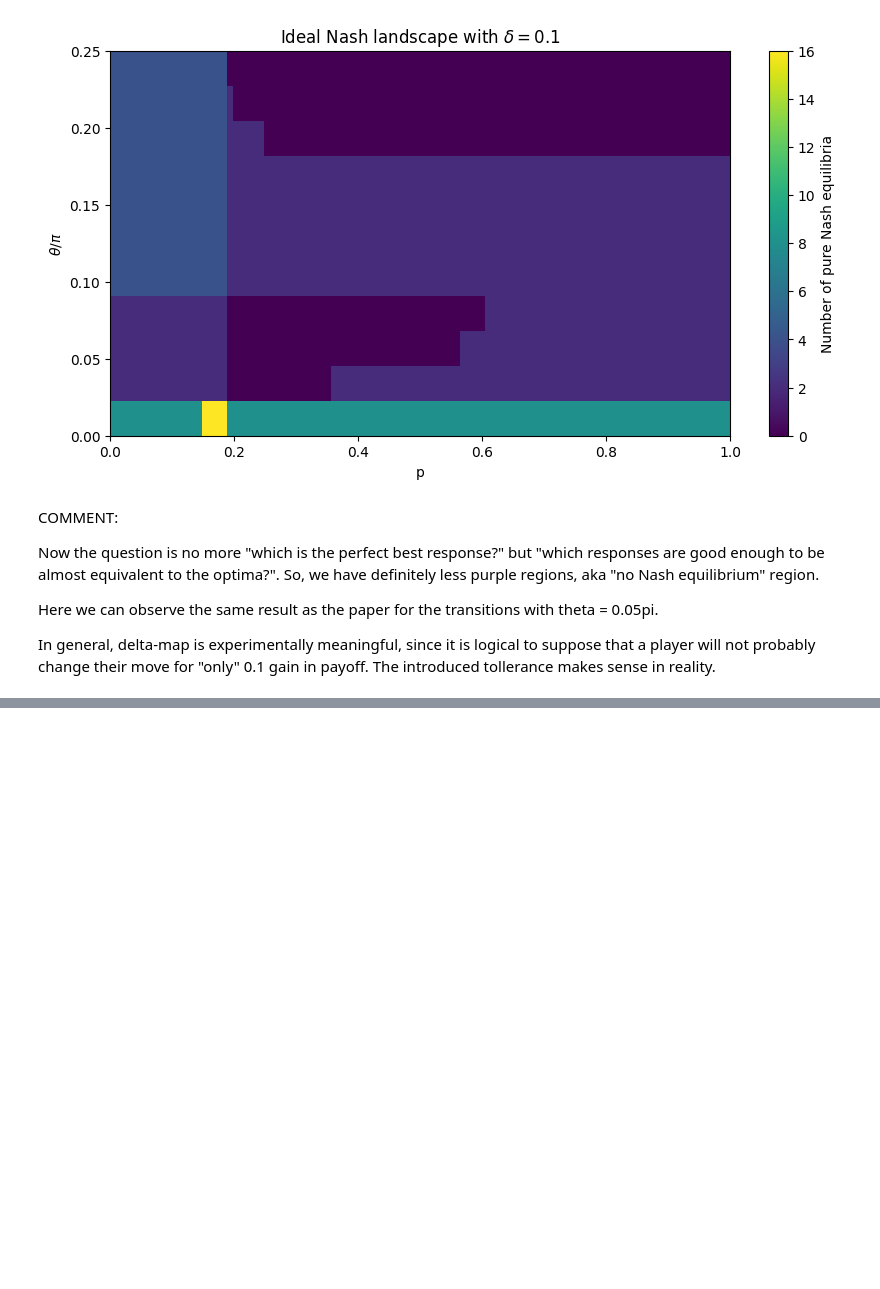
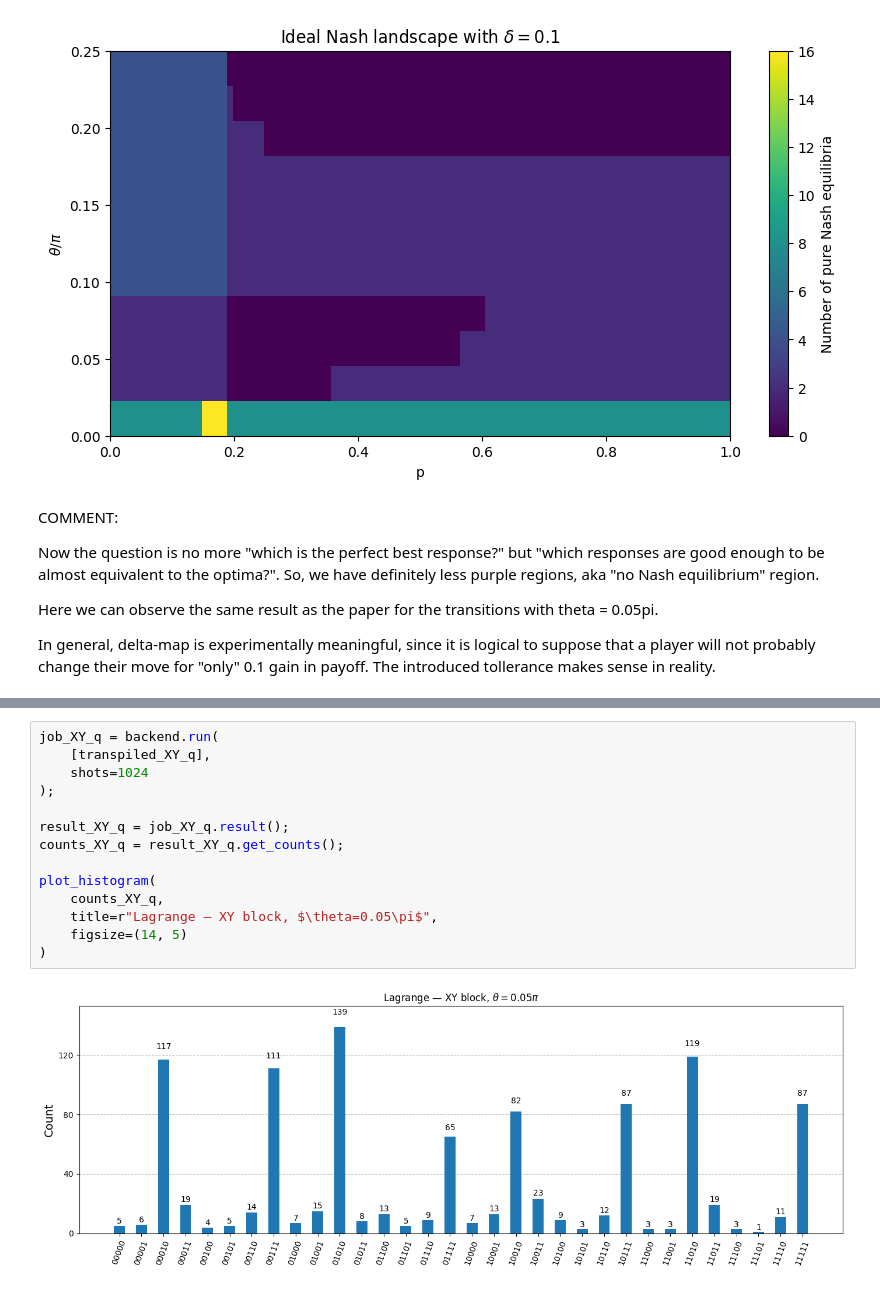
Before and after one commit to paperback99-byte/BAYESIAN-QUANTUM-GAMES, a Jupyter notebook: BAYESIAN_QUANTUM_GAMES.ipynb, the cells around one changed output, grey strips where cells are left out. Drawn from its saved outputs; the diff is of its cells as text; blank space fills up the shorter version.

```diff
--- a/BAYESIAN_QUANTUM_GAMES.ipynb
+++ b/BAYESIAN_QUANTUM_GAMES.ipynb
@@ -1816,0 +2211,16 @@ In general, delta-map is experimentally meaningful, since it is logical to suppo
+# %%
+job_XY_q = backend.run(
+    [transpiled_XY_q],
+    shots=1024
+);
+
+result_XY_q = job_XY_q.result();
+counts_XY_q = result_XY_q.get_counts();
+
+plot_histogram(
+    counts_XY_q,
+    title=r"Lagrange — XY block, $\theta=0.05\pi$",
+    figsize=(14, 5)
+)
+# %% [output]
+[figure, added]
```
Also changed, not shown: parts of 37 cells of this notebook.
